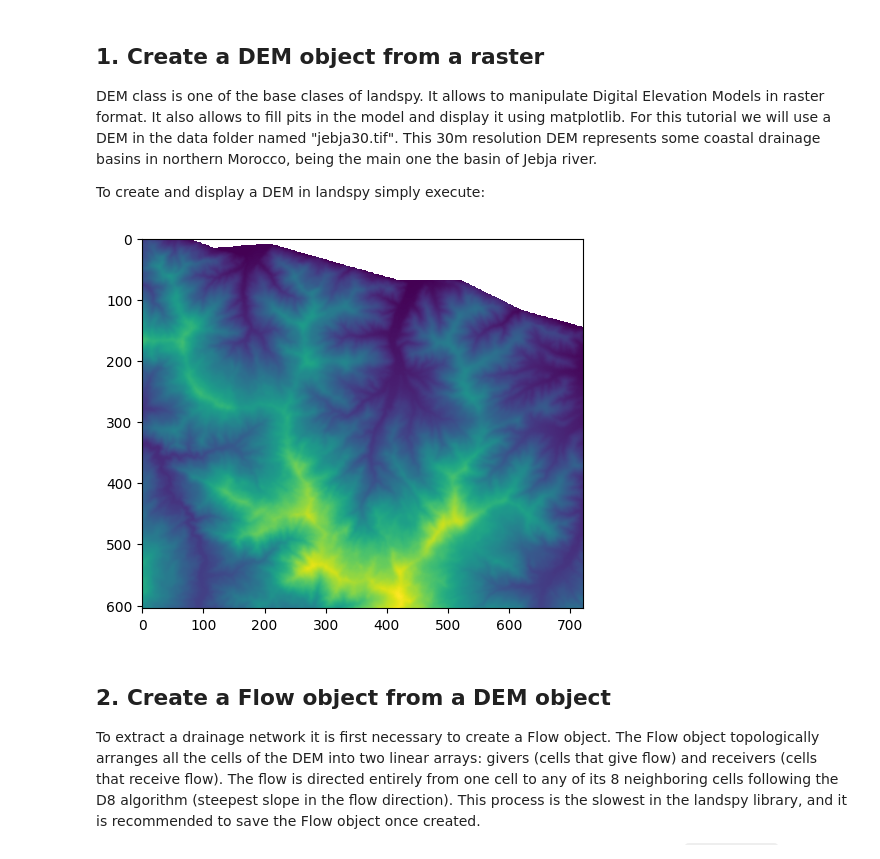
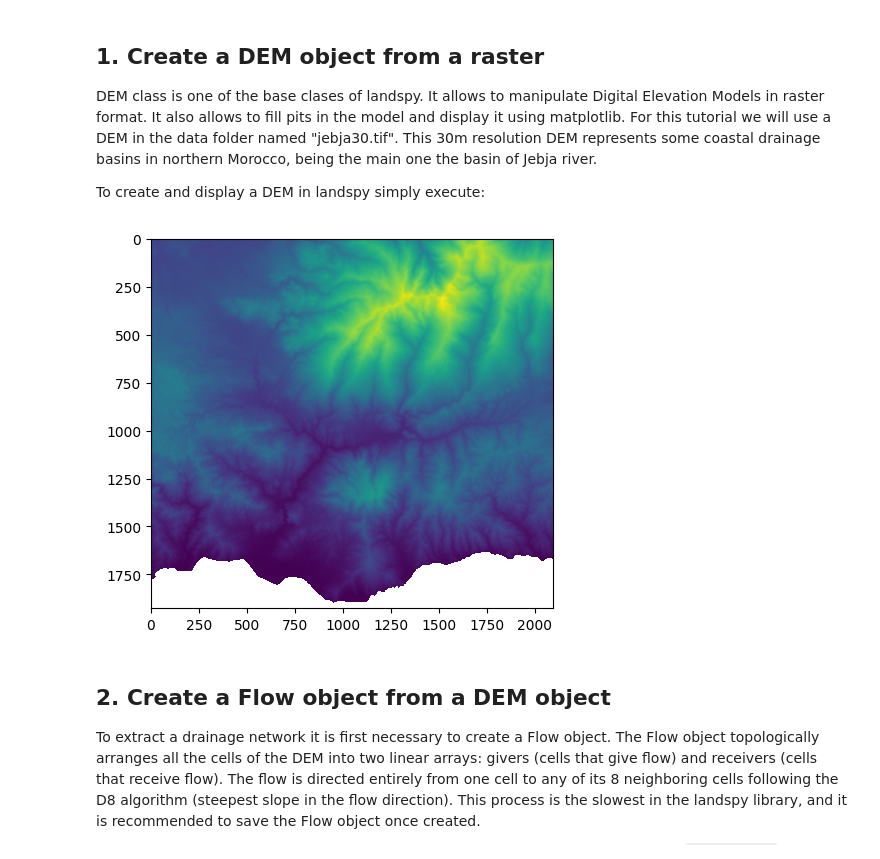
Before and after one commit to geolovic/landspy, a Jupyter notebook: docs/landspy_tutorial_01.ipynb, the cells around one changed output. Cells and saved outputs as stored; diff of their text form; code cells hidden in the pictures.

Commit message:
Change tutorial data

```diff
--- a/docs/landspy_tutorial_01.ipynb
+++ b/docs/landspy_tutorial_01.ipynb
@@ -15,10 +15,10 @@ DEM class is one of the base clases of landspy. It allows to manipulate Digital
 To create and display a DEM in landspy simply execute:
 # %%
 from landspy import DEM
-dem = DEM("data/jebja30.tif")
+dem = DEM("data/guadalfeo25.tif")
 dem.plot()
 # %% [output]
-[figure, old version]
+[figure, new version]
 # %% [markdown]
 ## 2. Create a Flow object from a DEM object
 
```
Also changed, not shown: parts of 10 cells of this notebook, 53 other files.
